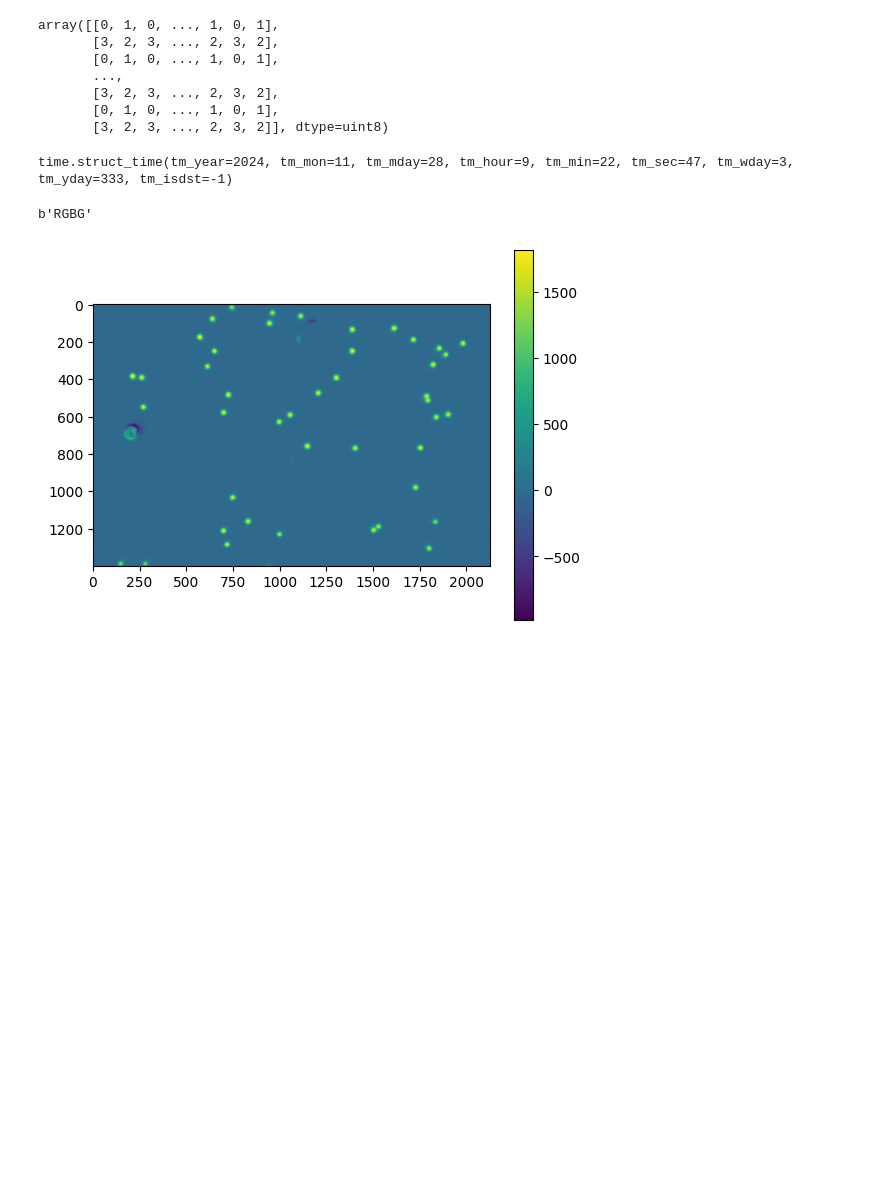
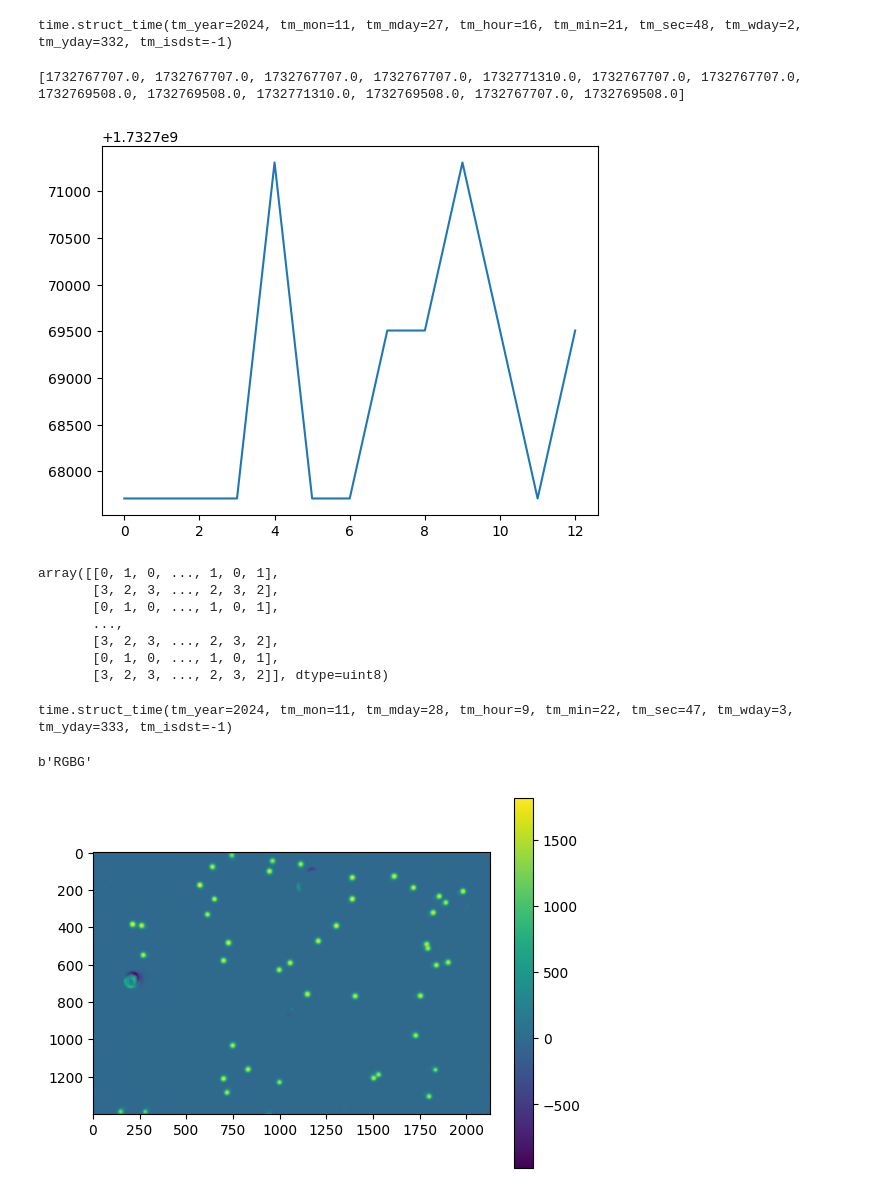
Before and after one commit to NiclasEd/antibiotic_persistance, a Jupyter notebook: eaval_code.ipynb, the cells around one changed output. Saved outputs shown, nothing was run; the diff lists cells and outputs as text; code cells hidden in the pictures; blank space fills up the shorter version.

```diff
--- a/eaval_code.ipynb
+++ b/eaval_code.ipynb
@@ -42,0 +159,6 @@ for key in samples_name_dict.keys():
+# %%
+for i,name in enumerate(samples_name_dict[2]):
+    if name == 'd000661_350_002_2024-11-27_18-22-41.CR2':
+        print(i)
+    if name == 'd000661_350_002_2024-11-28_09-22-47.CR2':
+        print(i)
@@ -43,3 +234,25 @@ for key in samples_name_dict.keys():
+# %%
+samples_time_dict[1][1]
+# %% [output]
+time.struct_time(tm_year=2024, tm_mon=11, tm_mday=27, tm_hour=16, tm_min=21, tm_sec=48, tm_wday=2, tm_yday=332, tm_isdst=-1)
+# %%
+sampel = 1
+wake_up_time_dict = defaultdict(list)
+
+curr_wake_up_times = []
+for key in samples_intensity_dict[sampel].keys():
+    for i, curr_intensity in enumerate(samples_intensity_dict[sampel][key]):
+        if curr_intensity > 1000:
+            curr_wake_up_times.append(time.mktime(samples_time_dict[sampel][i]))
+            break
+wake_up_time_dict[sampel] = curr_wake_up_times
+
+print(curr_wake_up_times)
+plt.plot(curr_wake_up_times)
+plt.show()
+# %% [output]
+[1732767707.0, 1732767707.0, 1732767707.0, 1732767707.0, 1732771310.0, 1732767707.0, 1732767707.0, 1732769508.0, 1732769508.0, 1732771310.0, 1732769508.0, 1732767707.0, 1732769508.0]
+[figure, added]
 # %%
 """Importing images"""
 
```
Also changed, not shown: parts of 11 cells of this notebook.
